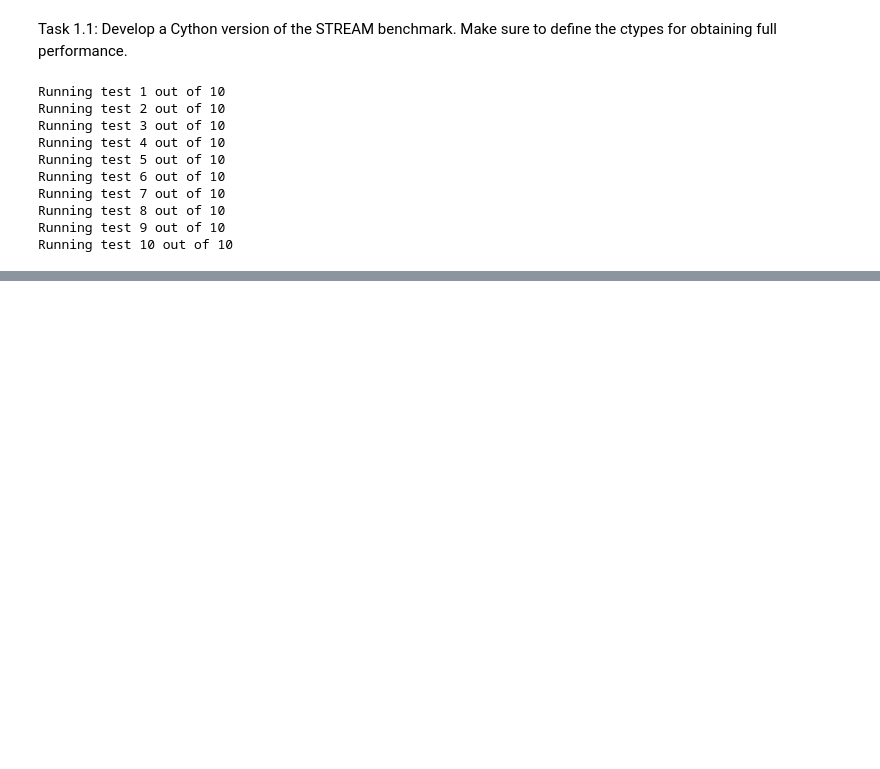
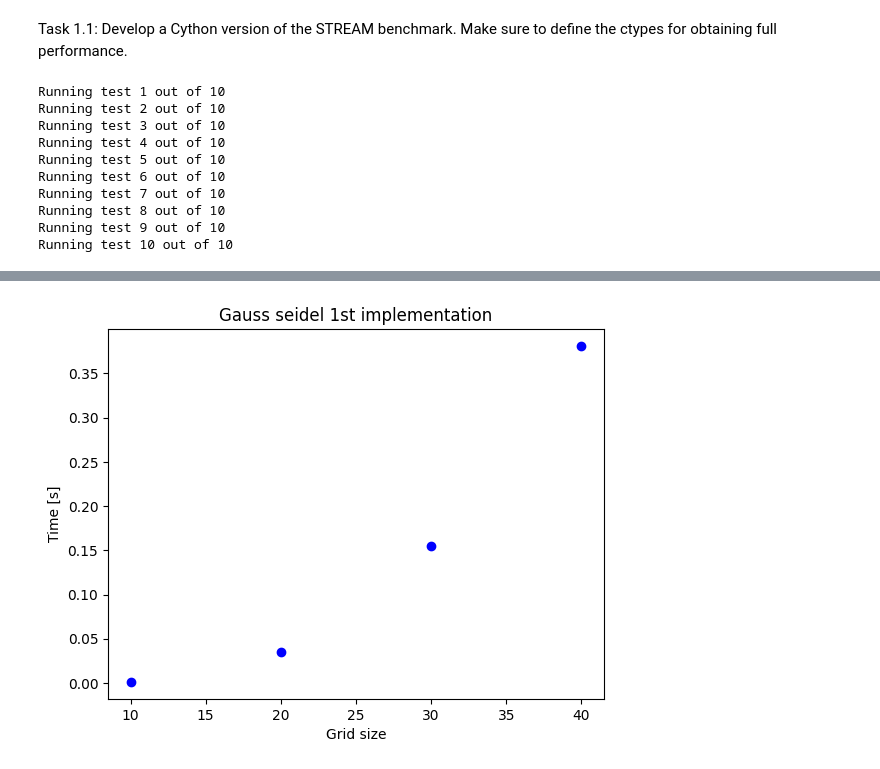
Before and after one commit to 15ajones/Using-Compilation-Techniques-and-GPUs-for-Optimization, a Jupyter notebook: assignment3.ipynb, the cells around one changed output, grey strips where cells are left out. Saved outputs shown, nothing was run; the diff lists cells and outputs as text; code cells hidden in the pictures; blank space fills up the shorter version.

```diff
--- a/assignment3.ipynb
+++ b/assignment3.ipynb
@@ -25,0 +81,23 @@ Q. how does the bandwidth measured with Cython code compare to bandwidth obtaine
+# %%
+import matplotlib.pyplot as plt
+import numpy as np
+
+
+def get_points_xy(grid_sizes, results):
+    points = []
+
+    for i in range(len(grid_sizes)):
+        points.append([grid_sizes[i], results[i]])
+
+
+    data = np.array([points])
+    x, y = data.T
+
+    return [x, y]
+
+x, y = get_points_xy(grid_sizes, results)
+plt.scatter(x, y, color="red", marker='o', label="test")
+plt.title("Gauss seidel 1st implementation")
+plt.xlabel('Grid size')
+plt.ylabel('Time [s]')
+plt.show()
@@ -25,0 +138,16 @@ Q. how does the bandwidth measured with Cython code compare to bandwidth obtaine
+# %%
+import numpy as np
+results_cython = np.load("gauss_seidel_cython/out.npy")
+
+# x, y = get_points_xy(grid_sizes, results)
+# plt.scatter(x, y, color="red", marker='o', label="python")
+grid_sizes = [10, 20, 30, 40]
+x_c, y_c = get_points_xy(grid_sizes, results_cython)
+plt.scatter(x_c, y_c, color="blue", marker='o', label="cython")
+
+plt.title("Gauss seidel 1st implementation")
+plt.xlabel('Grid size')
+plt.ylabel('Time [s]')
+plt.show()
+# %% [output]
+[figure, added]
```
Also changed, not shown: parts of 9 cells of this notebook.
